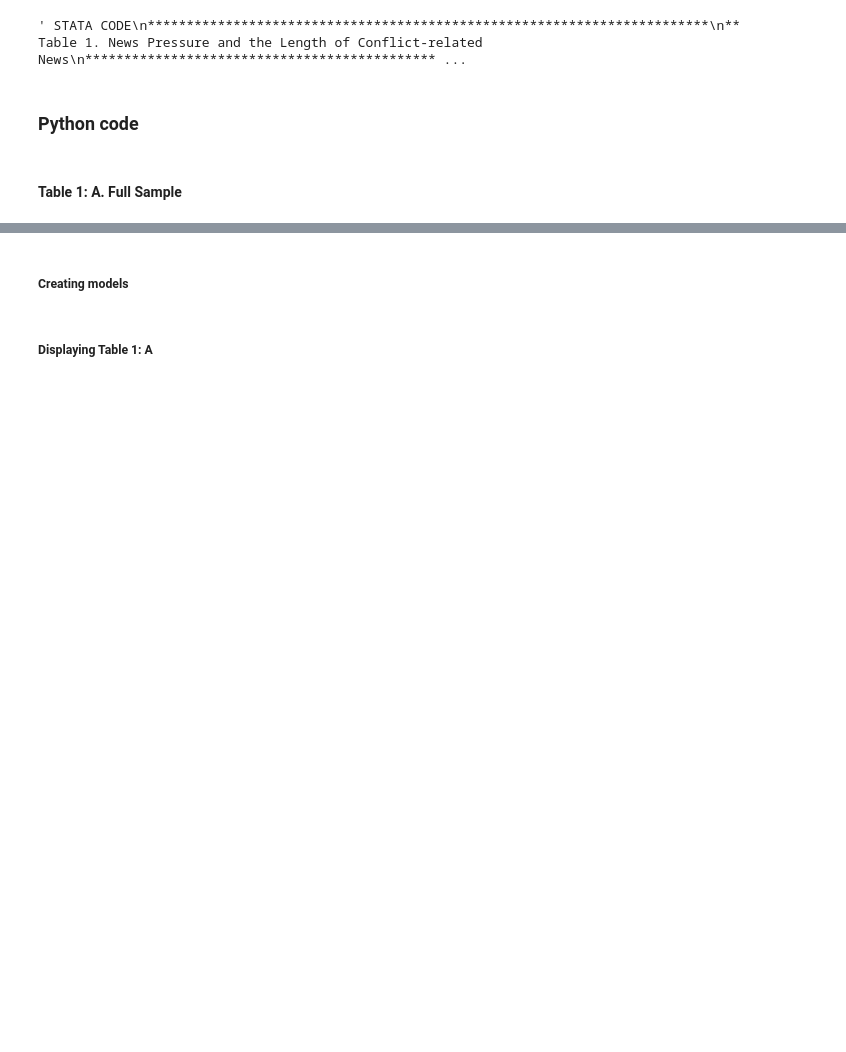
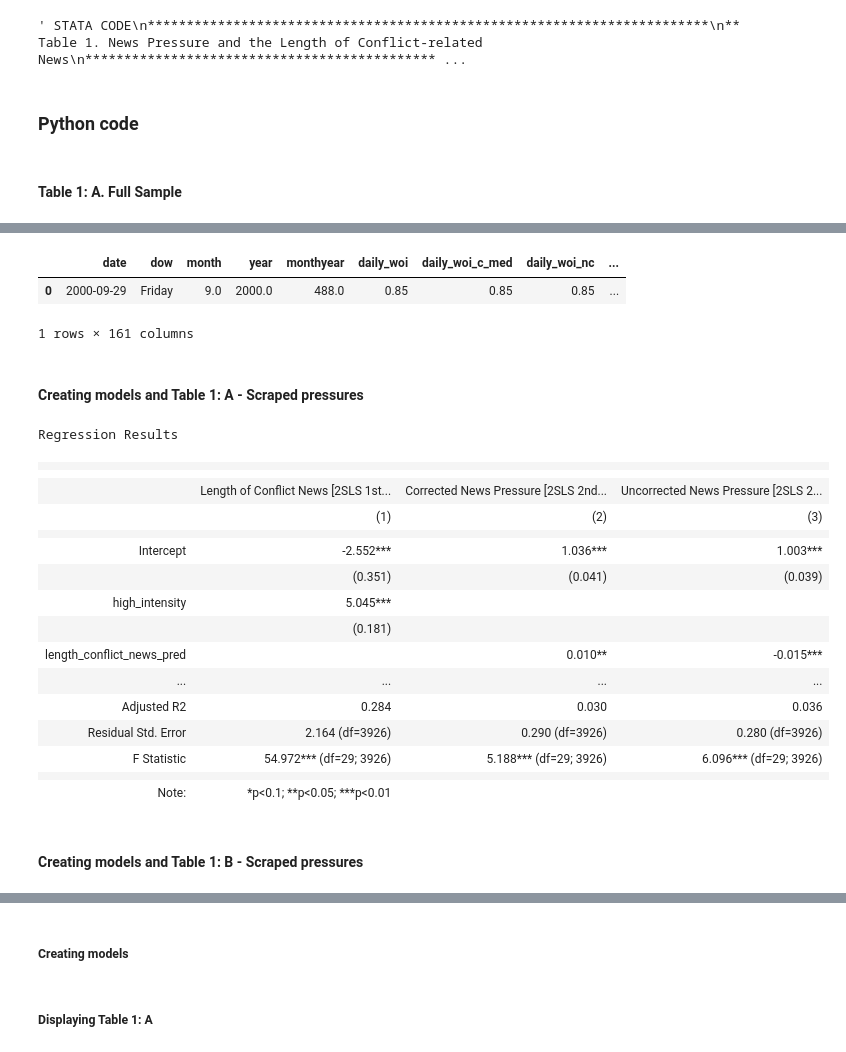
Before and after one commit to Udzf/Israel-Palestine, a Jupyter notebook: Econ_table_1_test.ipynb, the cells around one changed output, grey strips where cells are left out. Saved outputs shown, nothing was run; the diff lists cells and outputs as text; code cells hidden in the pictures; blank space fills up the shorter version.

```diff
--- a/Econ_table_1_test.ipynb
+++ b/Econ_table_1_test.ipynb
@@ -99,0 +119,6 @@ outreg2 using "$tables/table_1b.xls", append ctitle("Uncorr NP, 2SLS") keep(leng
+# %%
+replication_file1.head(1)
+# %% [output]
+|  | date | dow | month | year | monthyear | daily_woi | daily_woi_c_med | daily_woi_nc | ... |
+| 0 | 2000-09-29 | Friday | 9.0 | 2000.0 | 488.0 | 0.85 | 0.85 | 0.85 | ... |
+1 rows × 161 columns
@@ -99,0 +137,66 @@ outreg2 using "$tables/table_1b.xls", append ctitle("Uncorr NP, 2SLS") keep(leng
+# %% [markdown]
+#### Creating models and Table 1: A - Scraped pressures
+# %%
+# Data table 1
+# Drop missing values from the relevant columns
+data_table_1_test = replication_file1_test.copy()
+relevant_columns = ['avg_corrected_pressure', 'avg_uncorrected_pressure', 'length_conflict_news', 'high_intensity', 'month', 'year', 'dow', 'monthyear']
+
+df = data_table_1_test[relevant_columns].dropna()
+
+import pandas as pd
+import statsmodels.api as sm
+import statsmodels.formula.api as smf
+
+
+# Define the first-stage formula
+first_stage_formula = 'length_conflict_news ~ high_intensity + C(month) + C(year) + C(dow)'
+
+# Run the first-stage regression
+first_stage = smf.ols(first_stage_formula, data=df).fit()
+
+# Use the predicted values from the first stage
+df['length_conflict_news_pred'] = first_stage.predict(df)
+
+# Define the second-stage formula (corrected)
+second_stage_formula_corrected = 'avg_corrected_pressure ~ length_conflict_news_pred + C(month) + C(year) + C(dow)'
+
+# Run the second-stage regression
+second_stage_corrected = smf.ols(second_stage_formula_corrected, data=df).fit()
+
+
+# Define the second-stage formula
+second_stage_formula_uncorrected = 'avg_uncorrected_pressure ~ length_conflict_news_pred + C(month) + C(year) + C(dow)'
+
+# Run the second-stage regression
+second_stage_uncorrected = smf.ols(second_stage_formula_uncorrected, data=df).fit()
+# %%
+# @title
+stargazer = Stargazer([first_stage, second_stage_corrected, second_stage_uncorrected])
+
+# Customize the output as needed
+stargazer.title("Regression Results")
+stargazer.covariate_order(['Intercept', 'high_intensity', 'length_conflict_news_pred'])
+stargazer.custom_columns(["Length of Conflict News [2SLS 1st stage]", "Corrected News Pressure [2SLS 2nd stage]", "Uncorrected News Pressure [2SLS 2nd stage]"], [1, 1, 1])
+
+stargazer
+# %% [output]
+Regression Results
+|  |  |  |  |
+|  |
+|  | Length of Conflict News [2SLS 1st... | Corrected News Pressure [2SLS 2nd... | Uncorrected News Pressure [2SLS 2... |
+|  | (1) | (2) | (3) |
+|  |  |  |  |
+| Intercept | -2.552*** | 1.036*** | 1.003*** |
+|  | (0.351) | (0.041) | (0.039) |
+| high_intensity | 5.045*** |  |  |
+|  | (0.181) |  |  |
+| length_conflict_news_pred |  | 0.010** | -0.015*** |
+| ... | ... | ... | ... |
+| Adjusted R2 | 0.284 | 0.030 | 0.036 |
+| Residual Std. Error | 2.164 (df=3926) | 0.290 (df=3926) | 0.280 (df=3926) |
+| F Statistic | 54.972*** (df=29; 3926) | 5.188*** (df=29; 3926) | 6.096*** (df=29; 3926) |
+|  |  |  |  |
+| Note: | *p<0.1; **p<0.05; ***p<0.01 |  |  |
+# %% [markdown]
+#### Creating models and Table 1: B - Scraped pressures
```
Also changed, not shown: parts of 7 cells of this notebook.
